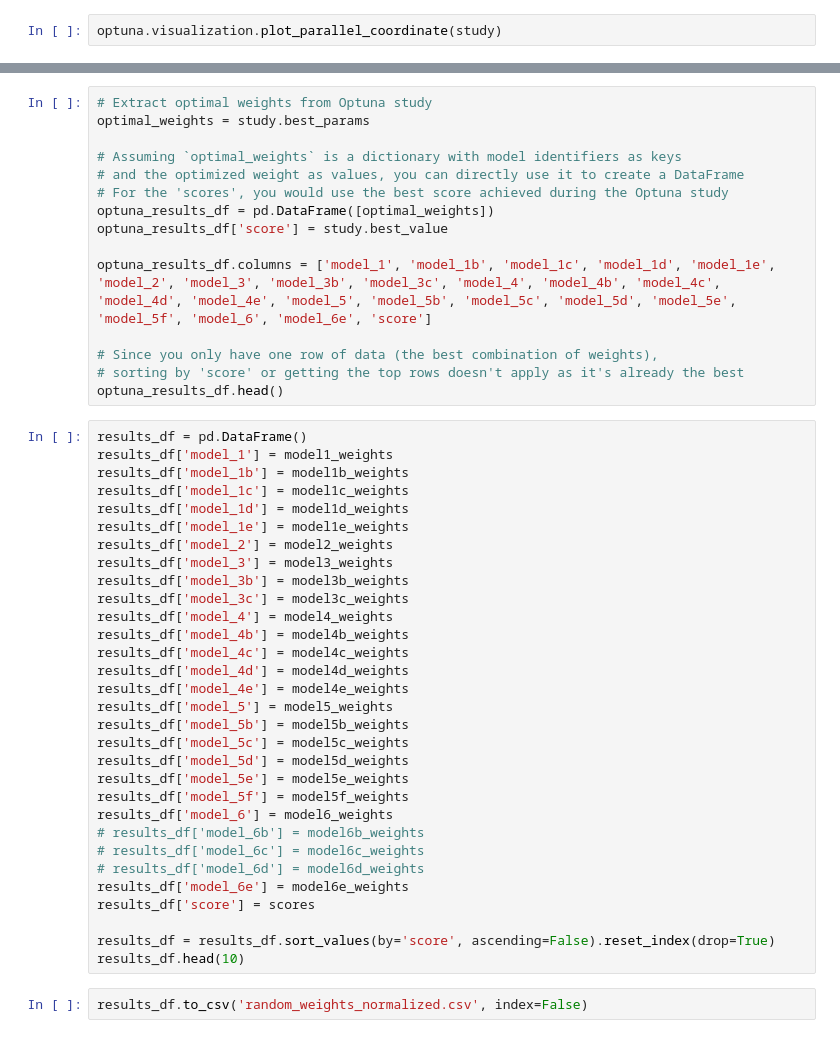
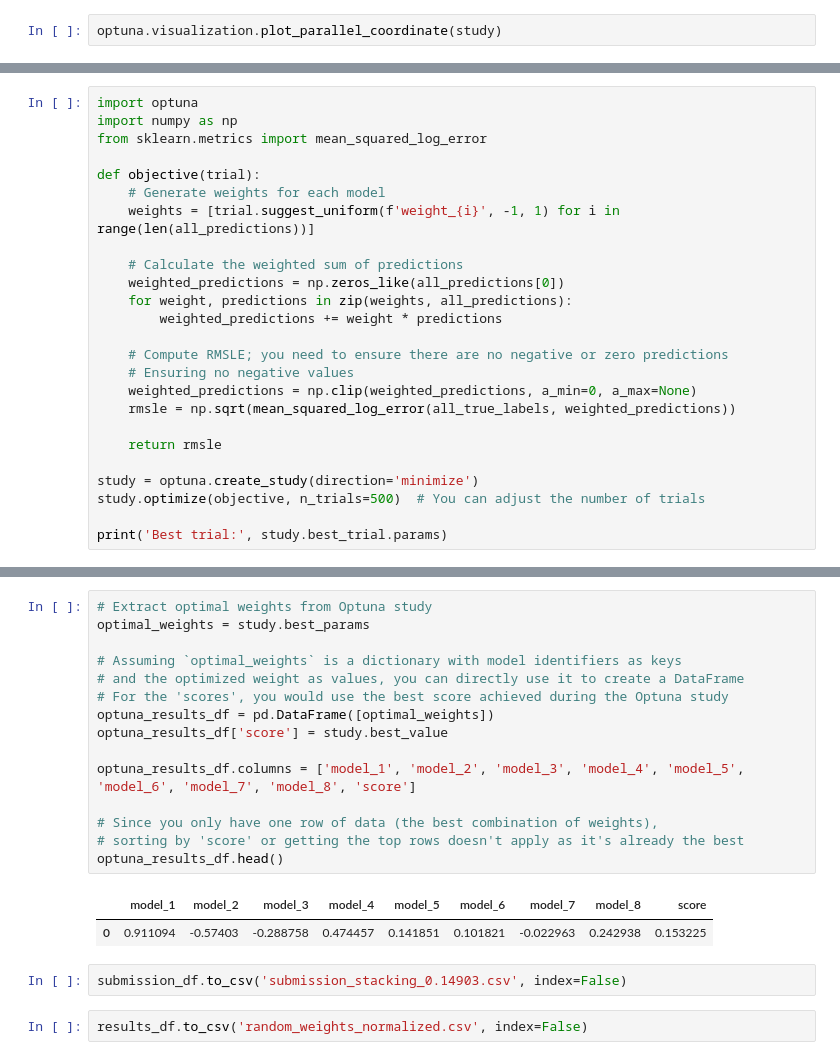
Before and after one commit to hardboyvino/kaggle_competition, a Jupyter notebook: playground_4.4/models.ipynb, the cells around one changed output, grey strips where cells are left out. Drawn from its saved outputs; the diff is of its cells as text.

Commit message:
Hyperparameter tuning and Stacking ensembling

```diff
--- a/playground_4.4/models.ipynb
+++ b/playground_4.4/models.ipynb
@@ -1446,0 +1396,25 @@ print("Optimal weights:", study.best_params)
+# %%
+import optuna
+import numpy as np
+from sklearn.metrics import mean_squared_log_error
+
+def objective(trial):
+    # Generate weights for each model
+    weights = [trial.suggest_uniform(f'weight_{i}', -1, 1) for i in range(len(all_predictions))]
+
+    # Calculate the weighted sum of predictions
+    weighted_predictions = np.zeros_like(all_predictions[0])
+    for weight, predictions in zip(weights, all_predictions):
+        weighted_predictions += weight * predictions
+
+    # Compute RMSLE; you need to ensure there are no negative or zero predictions
+    # Ensuring no negative values
+    weighted_predictions = np.clip(weighted_predictions, a_min=0, a_max=None)
+    rmsle = np.sqrt(mean_squared_log_error(all_true_labels, weighted_predictions))
+
+    return rmsle
+
+study = optuna.create_study(direction='minimize')
+study.optimize(objective, n_trials=500)  # You can adjust the number of trials
+
+print('Best trial:', study.best_trial.params)
@@ -1447,49 +1440,23 @@ print("Optimal weights:", study.best_params)
 # %%
 # Extract optimal weights from Optuna study
 optimal_weights = study.best_params
 
 # Assuming `optimal_weights` is a dictionary with model identifiers as keys
 # and the optimized weight as values, you can directly use it to create a DataFrame
 # For the 'scores', you would use the best score achieved during the Optuna study
 optuna_results_df = pd.DataFrame([optimal_weights])
 optuna_results_df['score'] = study.best_value
 
-optuna_results_df.columns = ['model_1', 'model_1b', 'model_1c', 'model_1d', 'model_1e', 'model_2', 'model_3', 'model_3b', 'model_3c', 'model_4', 'model_4b', 'model_4c', 'model_4d', 'model_4e', 'model_5', 'model_5b', 'model_5c', 'model_5d', 'model_5e', 'model_5f', 'model_6', 'model_6e', 'score']
+optuna_results_df.columns = ['model_1', 'model_2', 'model_3', 'model_4', 'model_5', 'model_6', 'model_7', 'model_8', 'score']
 
 # Since you only have one row of data (the best combination of weights),
 # sorting by 'score' or getting the top rows doesn't apply as it's already the best
 optuna_results_df.head()
+# %% [output]
+|  | model_1 | model_2 | model_3 | model_4 | model_5 | model_6 | model_7 | model_8 | score |
+| 0 | 0.911094 | -0.57403 | -0.288758 | 0.474457 | 0.141851 | 0.101821 | -0.022963 | 0.242938 | 0.153225 |
-# %%
-results_df = pd.DataFrame()
-results_df['model_1'] = model1_weights
-results_df['model_1b'] = model1b_weights
-results_df['model_1c'] = model1c_weights
-results_df['model_1d'] = model1d_weights
-results_df['model_1e'] = model1e_weights
-results_df['model_2'] = model2_weights
-results_df['model_3'] = model3_weights
-results_df['model_3b'] = model3b_weights
-results_df['model_3c'] = model3c_weights
-results_df['model_4'] = model4_weights
-results_df['model_4b'] = model4b_weights
-results_df['model_4c'] = model4c_weights
-results_df['model_4d'] = model4d_weights
-results_df['model_4e'] = model4e_weights
-results_df['model_5'] = model5_weights
-results_df['model_5b'] = model5b_weights
-results_df['model_5c'] = model5c_weights
-results_df['model_5d'] = model5d_weights
-results_df['model_5e'] = model5e_weights
-results_df['model_5f'] = model5f_weights
-results_df['model_6'] = model6_weights
-# results_df['model_6b'] = model6b_weights
-# results_df['model_6c'] = model6c_weights
-# results_df['model_6d'] = model6d_weights
-results_df['model_6e'] = model6e_weights
-results_df['score'] = scores
-
-results_df = results_df.sort_values(by='score', ascending=False).reset_index(drop=True)
-results_df.head(10)
+# %%
+submission_df.to_csv('submission_stacking_0.14903.csv', index=False)
 # %%
 results_df.to_csv('random_weights_normalized.csv', index=False)
 # %% [markdown]
```
Also changed, not shown: parts of 45 cells of this notebook.
